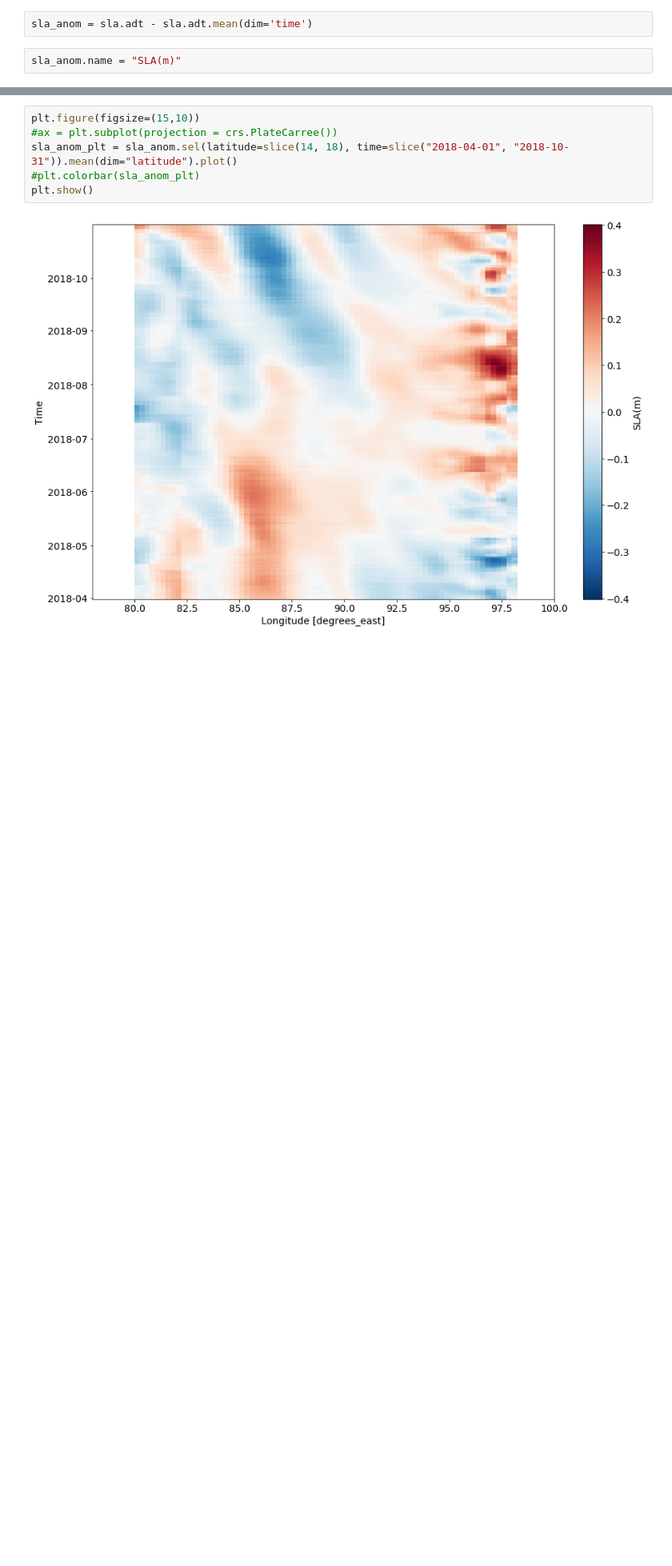
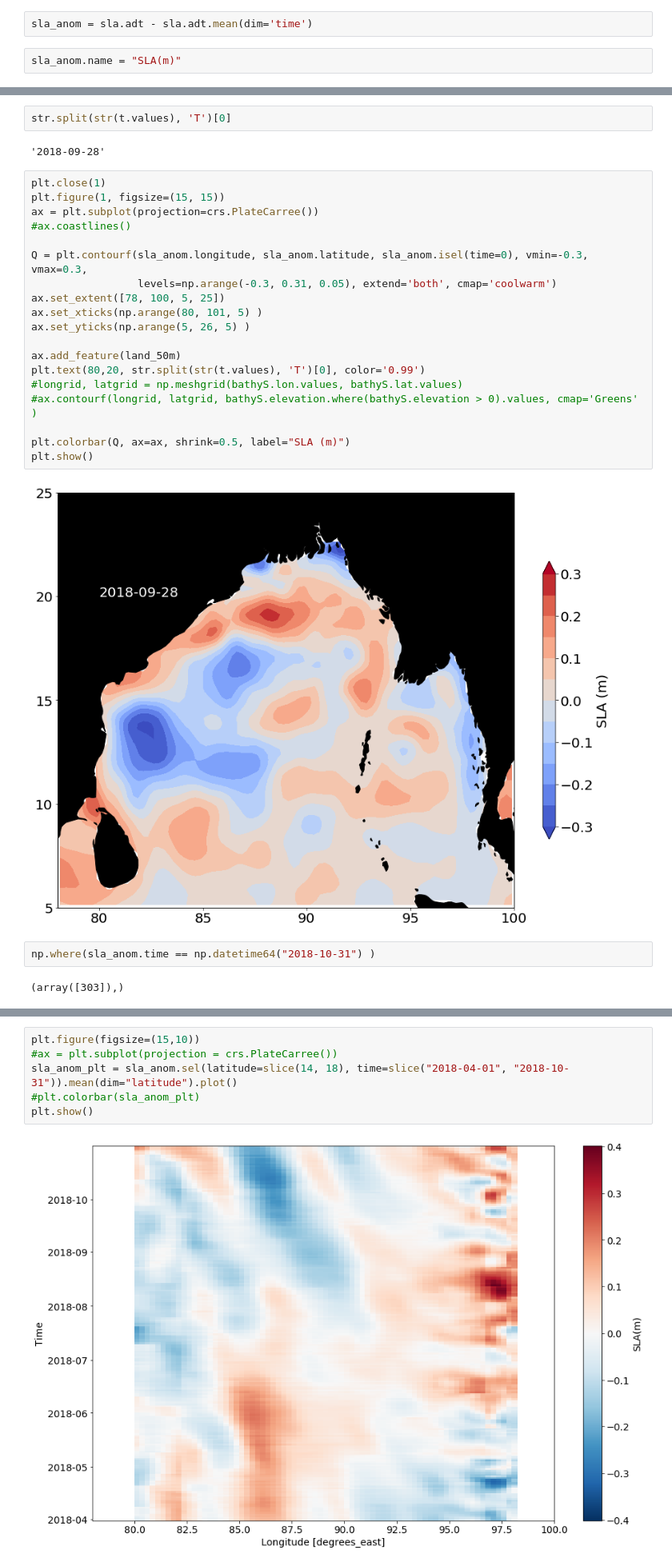
Before and after one commit to adityarn/ICTS_OMMBOB_2019, a Jupyter notebook: Currents_analysis.ipynb, the cells around one changed output, grey strips where cells are left out. Shown at 80% size. Cells and saved outputs as stored; diff of their text form; blank space fills up the shorter version.

```diff
--- a/Currents_analysis.ipynb
+++ b/Currents_analysis.ipynb
@@ -173,0 +185,29 @@ sla_anom.name = "SLA(m)"
+# %%
+str.split(str(t.values), 'T')[0]
+# %% [output]
+'2018-09-28'
+# %%
+plt.close(1)
+plt.figure(1, figsize=(15, 15))
+ax = plt.subplot(projection=crs.PlateCarree())
+#ax.coastlines()
+
+Q = plt.contourf(sla_anom.longitude, sla_anom.latitude, sla_anom.isel(time=0), vmin=-0.3, vmax=0.3,
+                 levels=np.arange(-0.3, 0.31, 0.05), extend='both', cmap='coolwarm')
+ax.set_extent([78, 100, 5, 25])
+ax.set_xticks(np.arange(80, 101, 5) )
+ax.set_yticks(np.arange(5, 26, 5) )
+
+ax.add_feature(land_50m)
+plt.text(80,20, str.split(str(t.values), 'T')[0], color='0.99')
+#longrid, latgrid = np.meshgrid(bathyS.lon.values, bathyS.lat.values)
+#ax.contourf(longrid, latgrid, bathyS.elevation.where(bathyS.elevation > 0).values, cmap='Greens' )
+
+plt.colorbar(Q, ax=ax, shrink=0.5, label="SLA (m)")
+plt.show()
+# %% [output]
+[figure, added]
+# %%
+np.where(sla_anom.time == np.datetime64("2018-10-31") )
+# %% [output]
+(array([303]),)
```
Also changed, not shown: parts of 13 cells of this notebook, 1 other file.
